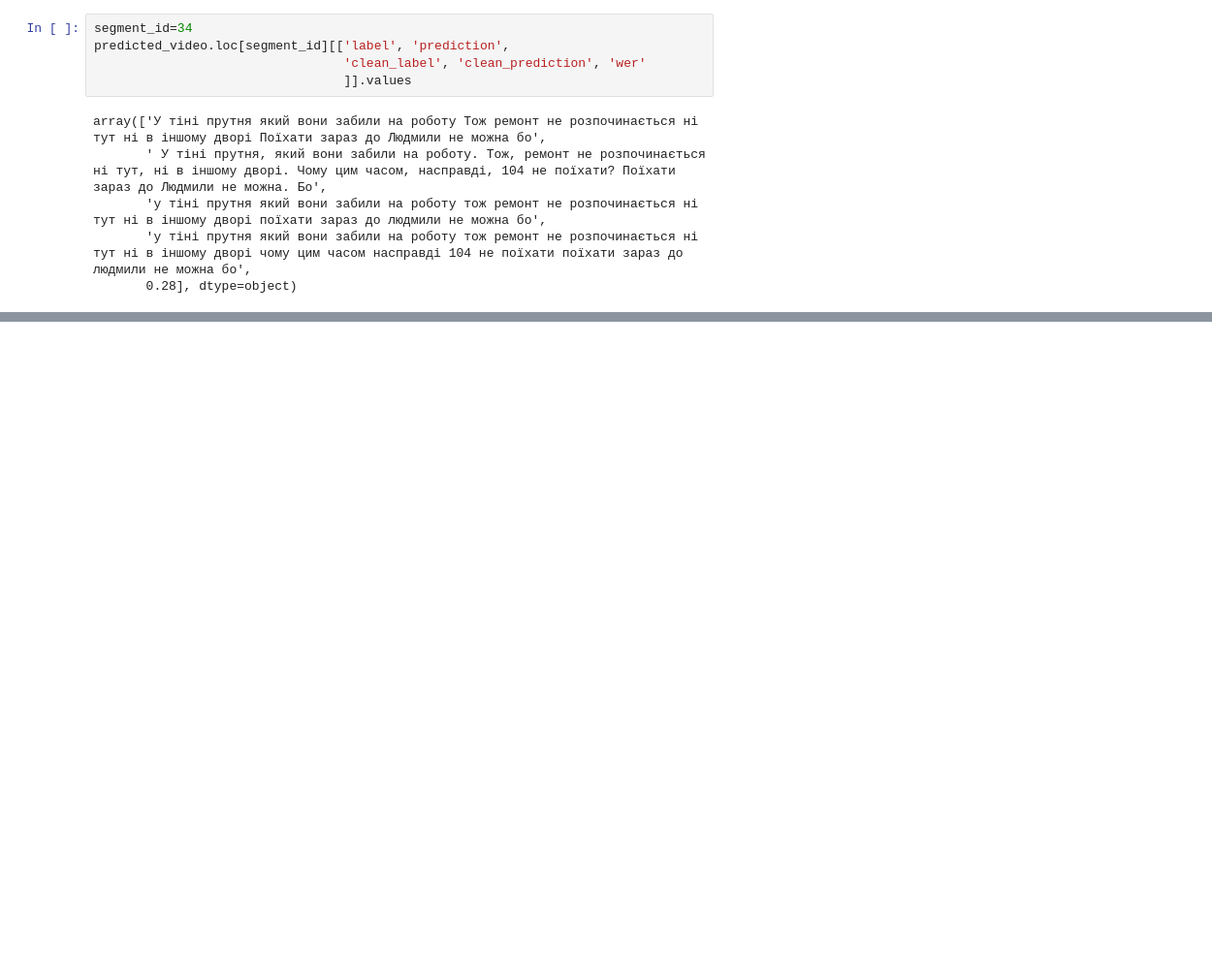
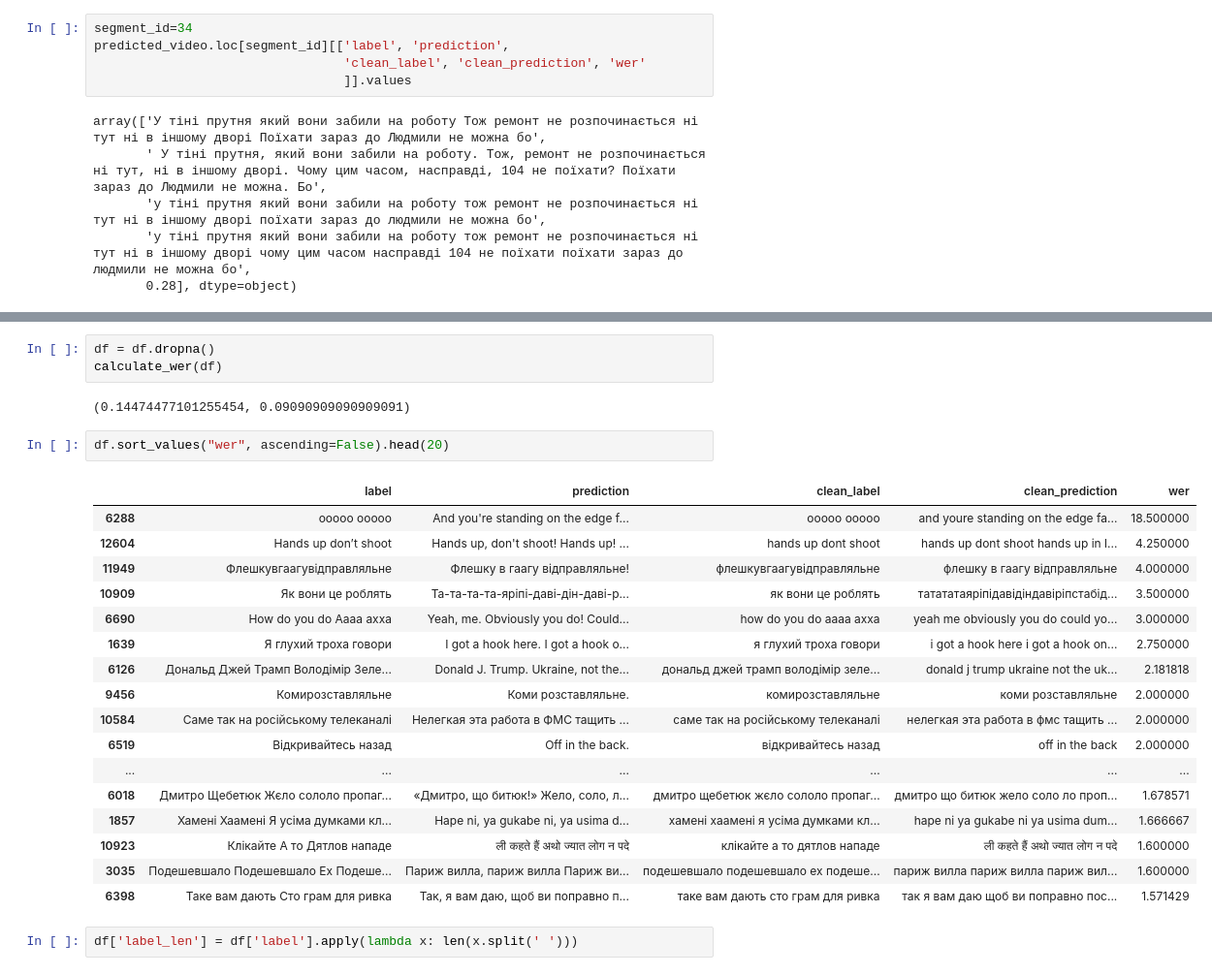
Before and after one commit to YuriiLaba/whisper_fine_tuning, a Jupyter notebook: whisper_wer_analysis.ipynb, the cells around one changed output, grey strips where cells are left out. Shown: that part at 97% size. Cells and saved outputs as stored; diff of their text form; blank space fills up the shorter version.

```diff
--- a/whisper_wer_analysis.ipynb
+++ b/whisper_wer_analysis.ipynb
@@ -105,0 +79,27 @@ def create_baseline_predictions(path_to_data, label_name, model):
+# %%
+df = df.dropna()
+calculate_wer(df)
+# %% [output]
+(0.14474477101255454, 0.09090909090909091)
+# %%
+df.sort_values("wer", ascending=False).head(20)
+# %% [output]
+|  | label | prediction | clean_label | clean_prediction | wer |
+| 6288 | ооооо ооооо | And you're standing on the edge f... | ооооо ооооо | and youre standing on the edge fa... | 18.500000 |
+| 12604 | Hands up don’t shoot | Hands up, don't shoot! Hands up! ... | hands up dont shoot | hands up dont shoot hands up in l... | 4.250000 |
+| 11949 | Флешкувгаагувідправляльне | Флешку в гаагу відправляльне! | флешкувгаагувідправляльне | флешку в гаагу відправляльне | 4.000000 |
+| 10909 | Як вони це роблять | Та-та-та-та-яріпі-даві-дін-даві-р... | як вони це роблять | татататаяріпідавідіндавіріпстабід... | 3.500000 |
+| 6690 | How do you do Аааа ахха | Yeah, me. Obviously you do! Could... | how do you do аааа ахха | yeah me obviously you do could yo... | 3.000000 |
+| 1639 | Я глухий троха говори | I got a hook here. I got a hook o... | я глухий троха говори | i got a hook here i got a hook on... | 2.750000 |
+| 6126 | Дональд Джей Трамп Володімір Зеле... | Donald J. Trump. Ukraine, not the... | дональд джей трамп володімір зеле... | donald j trump ukraine not the uk... | 2.181818 |
+| 9456 | Комирозставляльне | Коми розставляльне. | комирозставляльне | коми розставляльне | 2.000000 |
+| 10584 | Саме так на російському телеканалі | Нелегкая эта работа в ФМС тащить ... | саме так на російському телеканалі | нелегкая эта работа в фмс тащить ... | 2.000000 |
+| 6519 | Відкривайтесь назад | Off in the back. | відкривайтесь назад | off in the back | 2.000000 |
+| ... | ... | ... | ... | ... | ... |
+| 6018 | Дмитро Щебетюк Жєло сололо пропаг... | «Дмитро, що битюк!» Жело, соло, л... | дмитро щебетюк жєло сололо пропаг... | дмитро що битюк жело соло ло проп... | 1.678571 |
+| 1857 | Хамені Хаамені Я усіма думками кл... | Hape ni, ya gukabe ni, ya usima d... | хамені хаамені я усіма думками кл... | hape ni ya gukabe ni ya usima dum... | 1.666667 |
+| 10923 | Клікайте А то Дятлов нападе | ली कहते हैं अथो ज्यात लोग न पदे | клікайте а то дятлов нападе | ली कहते हैं अथो ज्यात लोग न पदे | 1.600000 |
+| 3035 | Подешевшало Подешевшало Ех Подеше... | Париж вилла, париж вилла Париж ви... | подешевшало подешевшало ех подеше... | париж вилла париж вилла париж вил... | 1.600000 |
+| 6398 | Таке вам дають Сто грам для ривка | Так, я вам даю, щоб ви поправно п... | таке вам дають сто грам для ривка | так я вам даю щоб ви поправно пос... | 1.571429 |
+# %%
+df['label_len'] = df['label'].apply(lambda x: len(x.split(' ')))
```
Also changed, not shown: parts of 17 cells of this notebook, 2 other files.
